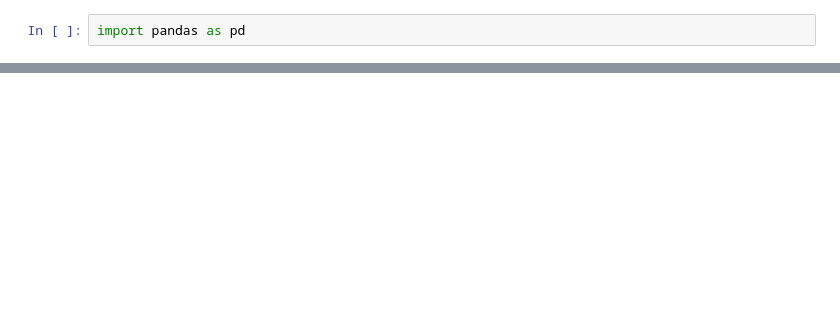
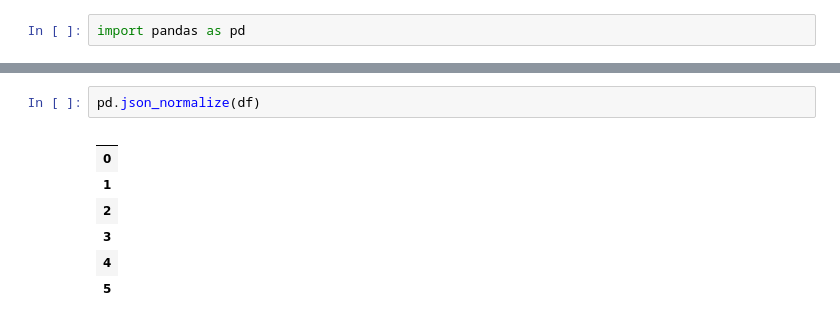
Before and after one commit to moises-rb/Analise_Dados, a Jupyter notebook: Telecom_X/challenge_telecomx.ipynb, the cells around one changed output, grey strips where cells are left out. Drawn from its saved outputs; the diff is of its cells as text; blank space fills up the shorter version.

```diff
--- a/Telecom_X/challenge_telecomx.ipynb
+++ b/Telecom_X/challenge_telecomx.ipynb
@@ -49,0 +81,10 @@ memory usage: 340.8+ KB
+# %%
+pd.json_normalize(df)
+# %% [output]
+|  |
+| 0 |
+| 1 |
+| 2 |
+| 3 |
+| 4 |
+| 5 |
```
Also changed, not shown: parts of 37 cells of this notebook, 1 other file.
